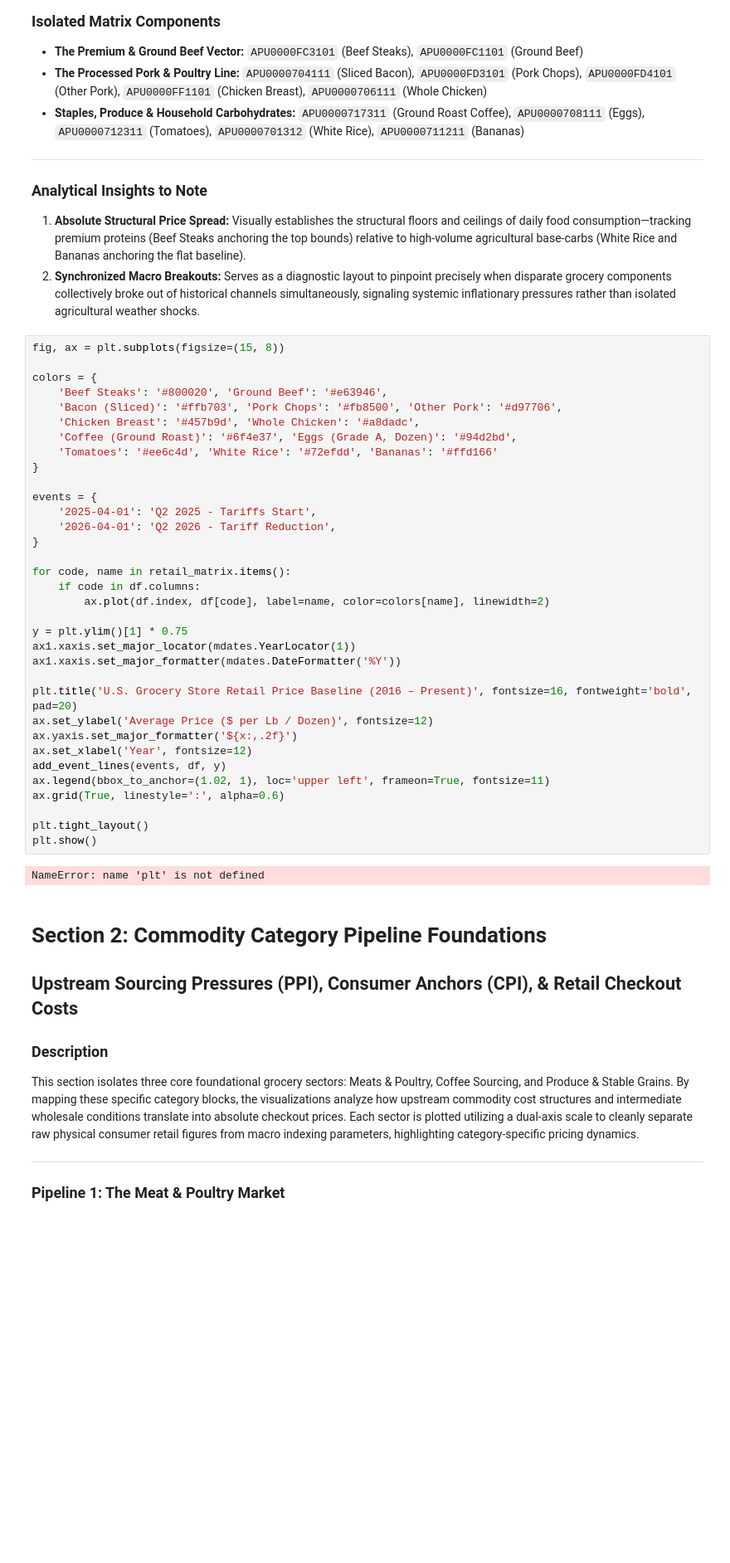
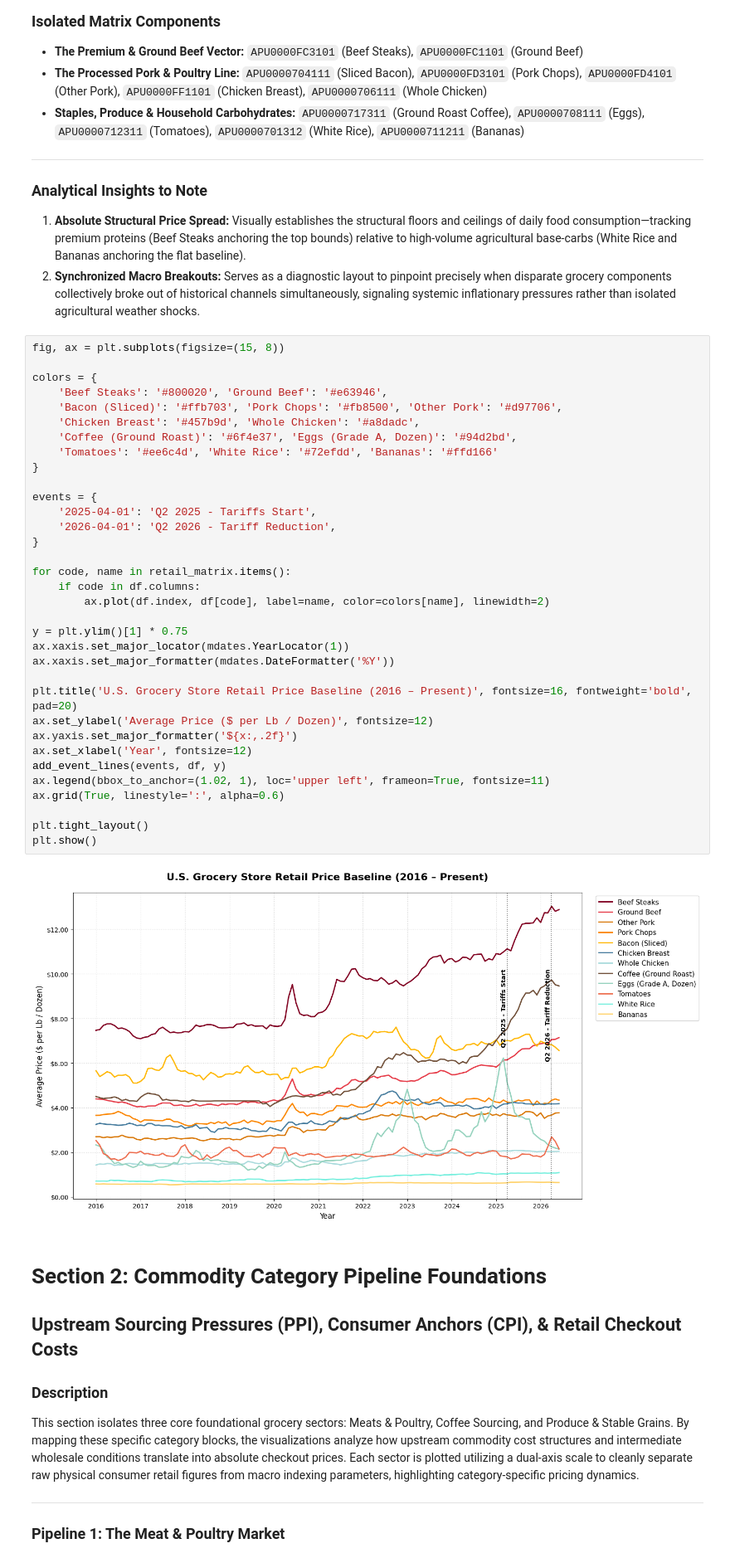
Before and after one commit to B-Ali04/Introduction-to-Machine-Learning-Using-Python-, a Jupyter notebook: 6. Applied Case Studies/U.S. Grocery Supply Chain Volatility, Inflation, and Retail Metric Analysis Report.ipynb, the cells around one changed output. Shown at 83% size. Saved outputs shown, nothing was run; the diff lists cells and outputs as text; blank space fills up the shorter version.

```diff
--- a/6. Applied Case Studies/U.S. Grocery Supply Chain Volatility, Inflation, and Retail Metric Analysis Report.ipynb
+++ b/6. Applied Case Studies/U.S. Grocery Supply Chain Volatility, Inflation, and Retail Metric Analysis Report.ipynb
@@ -194,36 +194,36 @@ fig, ax = plt.subplots(figsize=(15, 8))
 colors = {
     'Beef Steaks': '#800020', 'Ground Beef': '#e63946',
     'Bacon (Sliced)': '#ffb703', 'Pork Chops': '#fb8500', 'Other Pork': '#d97706',
     'Chicken Breast': '#457b9d', 'Whole Chicken': '#a8dadc',
     'Coffee (Ground Roast)': '#6f4e37', 'Eggs (Grade A, Dozen)': '#94d2bd',
     'Tomatoes': '#ee6c4d', 'White Rice': '#72efdd', 'Bananas': '#ffd166'
 }
 
 events = {
     '2025-04-01': 'Q2 2025 - Tariffs Start',
     '2026-04-01': 'Q2 2026 - Tariff Reduction',
 }
 
 for code, name in retail_matrix.items():
     if code in df.columns:
         ax.plot(df.index, df[code], label=name, color=colors[name], linewidth=2)
 
 y = plt.ylim()[1] * 0.75
-ax1.xaxis.set_major_locator(mdates.YearLocator(1))
-ax1.xaxis.set_major_formatter(mdates.DateFormatter('%Y'))
+ax.xaxis.set_major_locator(mdates.YearLocator(1))
+ax.xaxis.set_major_formatter(mdates.DateFormatter('%Y'))
 
 plt.title('U.S. Grocery Store Retail Price Baseline (2016 – Present)', fontsize=16, fontweight='bold', pad=20)
 ax.set_ylabel('Average Price ($ per Lb / Dozen)', fontsize=12)
 ax.yaxis.set_major_formatter('${x:,.2f}')
 ax.set_xlabel('Year', fontsize=12)
 add_event_lines(events, df, y)
 ax.legend(bbox_to_anchor=(1.02, 1), loc='upper left', frameon=True, fontsize=11)
 ax.grid(True, linestyle=':', alpha=0.6)
 
 plt.tight_layout()
 plt.show()
 # %% [output]
-NameError: name 'plt' is not defined
+[figure, added]
 # %% [markdown]
 # Section 2: Commodity Category Pipeline Foundations
 
```
